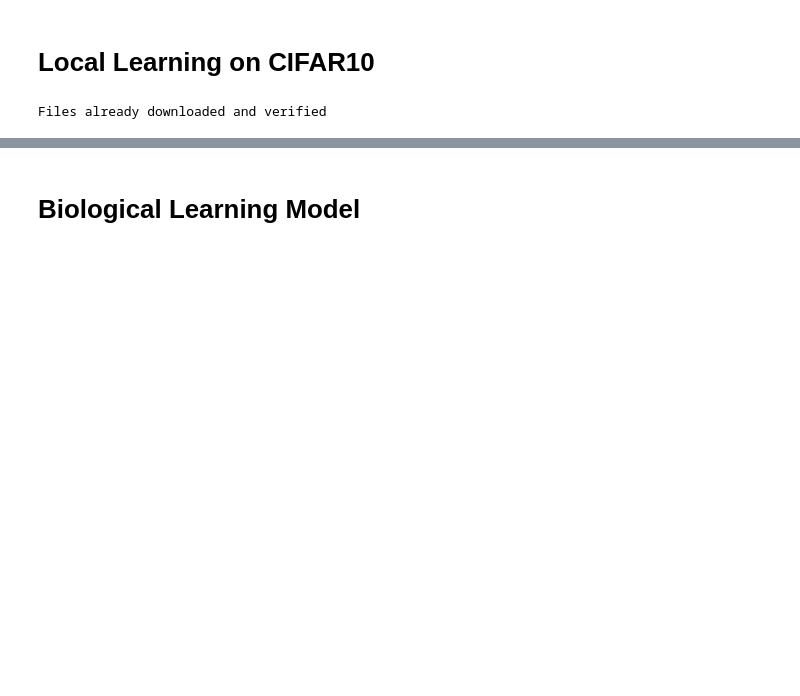
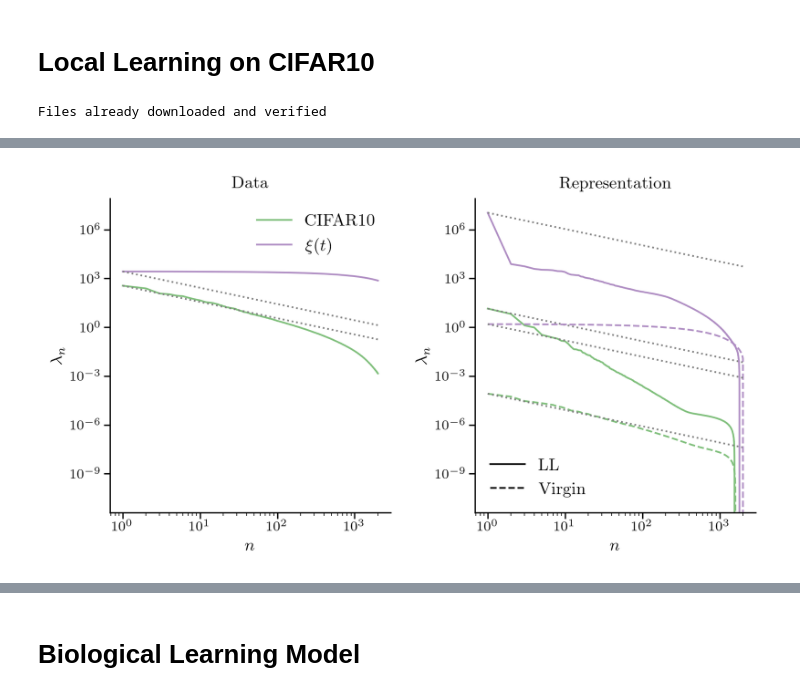
Before and after one commit to holzhauk/LocalLearning, a Jupyter notebook: notebooks/CIFAR10.ipynb, the cells around one changed output, grey strips where cells are left out. Saved outputs shown, nothing was run; the diff lists cells and outputs as text; code cells hidden in the pictures; blank space fills up the shorter version.

```diff
--- a/notebooks/CIFAR10.ipynb
+++ b/notebooks/CIFAR10.ipynb
@@ -28,0 +173,4 @@ Files already downloaded and verified
+# %%
+cifar10_test_tensor = TestLoader.dataset.data.reshape((10000, 32*32*3)).clone()
+cifar10_spectrum = sig_spectrum(cifar10_test_tensor)
+cifar10_spectrum_np = cifar10_spectrum.detach().cpu().numpy()
@@ -28,0 +192,79 @@ Files already downloaded and verified
+# %%
+# untrained model
+# retrieve the same parameter set as for the trained model
+virgin_model_ps = trained_state["model_parameters"]
+virgin_model = LocalLearning.FKHL3(virgin_model_ps)
+virgin_model.to(device)
+virgin_model.eval()
+# %%
+# calculate virgin model's spectra
+# Gaussian Noise
+virgin_gauss_pred = virgin_model(gauss_p.to(device))
+l_n_vgauss_pred = sig_spectrum(virgin_gauss_pred)
+l_n_vgauss_pred_np = l_n_vgauss_pred.detach().cpu().numpy()
+
+l_n_virgin = LocalLearning.cov_spectrum(TestLoader, virgin_model, device)
+l_n_virgin_np = l_n_virgin.detach().cpu().numpy()
+# %%
+from matplotlib import pyplot as plt
+from matplotlib.lines import Line2D
+import numpy as np
+
+plt.style.use(['seaborn-paper', "./PRLDoubleCol.mplstyle"])
+
+fig, axs = plt.subplots(1, 2)
+
+c = colorwheel
+
+# title
+axs[0].set_title(r"Data")
+# plots
+axs[0].loglog(np.arange(1, len(l_n_trained)+1), cifar10_spectrum_np[:len(l_n_trained)], label=r"CIFAR10",\
+              color=c[-2])
+axs[0].loglog(np.arange(1, len(l_n_trained)+1), cifar10_spectrum_np[0] / np.arange(1, len(l_n_trained)+1),\
+              color="grey", linestyle="dotted")
+axs[0].loglog(np.arange(1, len(l_n_trained)+1), l_n_gauss_p_np[:len(l_n_trained)], label=r"$\xi(t)$",\
+              color=c[1])
+axs[0].loglog(np.arange(1, len(l_n_trained)+1), l_n_gauss_p_np[0] / np.arange(1, len(l_n_trained)+1), color="grey",\
+              linestyle="dotted")
+# axis, legends, formatting, etc.
+axs[0].legend()
+axs[0].set_xlabel(r"$n$")
+axs[0].set_ylabel(r"$\lambda_{n}$")
+
+axs[1].set_title(r"Representation")
+# CIFAR related spectra
+axs[1].loglog(np.arange(1, len(l_n_trained)+1), l_n_trained,\
+              color=c[-2], linestyle="solid")
+axs[1].loglog(np.arange(1, len(l_n_trained)+1), l_n_trained[0] / np.arange(1, len(l_n_trained)+1),\
+              color="grey", linestyle="dotted")
+axs[1].loglog(np.arange(1, len(l_n_virgin_np)+1), l_n_virgin_np,\
+              color=c[-2], linestyle="dashed")
+axs[1].loglog(np.arange(1, len(l_n_virgin_np)+1), l_n_virgin_np[0] / np.arange(1, len(l_n_trained)+1),\
+              color="grey", linestyle="dotted")
+
+# Gaussian Noise related spectra
+axs[1].loglog(np.arange(1, len(l_n_trained)+1), l_n_gauss_pred_np[:len(l_n_trained)],\
+              color=c[1], linestyle="solid")
+axs[1].loglog(np.arange(1, len(l_n_trained)+1), l_n_gauss_pred_np[0] / np.arange(1, len(l_n_trained)+1),\
+              color="grey", linestyle="dotted")
+axs[1].loglog(np.arange(1, len(l_n_vgauss_pred_np)+1), l_n_vgauss_pred_np,\
+              color=c[1], linestyle="dashed")
+axs[1].loglog(np.arange(1, len(l_n_vgauss_pred_np)+1), l_n_vgauss_pred_np[0] / np.arange(1, len(l_n_trained)+1),\
+              color="grey", linestyle="dotted")
+custom_lines = [
+    Line2D([0], [0], linestyle="solid", color="black"),
+    Line2D([0], [0], linestyle="dashed", color="black"),
+]
+axs[1].legend(custom_lines, [r"LL", r"Virgin"])
+axs[1].set_xlabel(r"$n$")
+axs[1].set_ylabel(r"$\lambda_{n}$")
+
+# set ylim in both subplots to the same limit values
+ylim = axs[1].get_ylim()
+axs[0].set_ylim(ylim)
+
+
+fig.savefig("CovarianceSpectraSingleCases.pdf")
+# %% [output]
+[figure, added]
```
Also changed, not shown: parts of 78 cells of this notebook, 25 other files.
